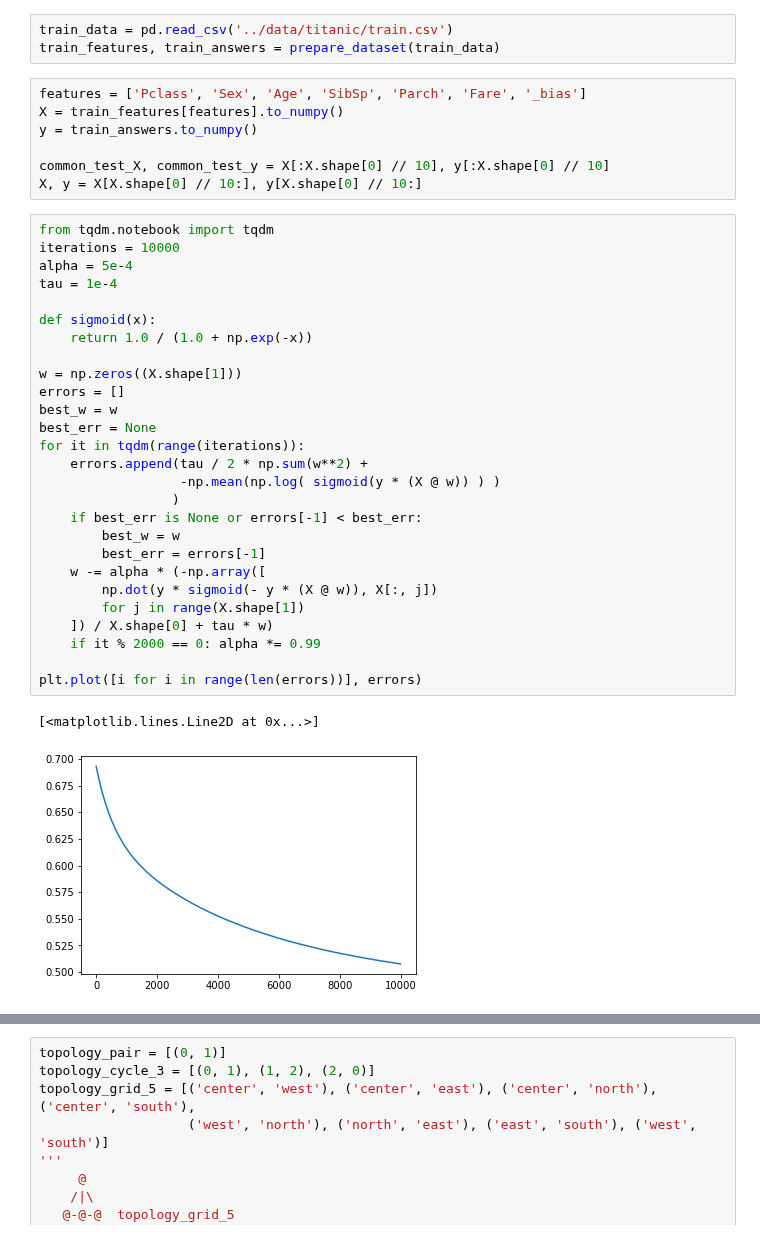
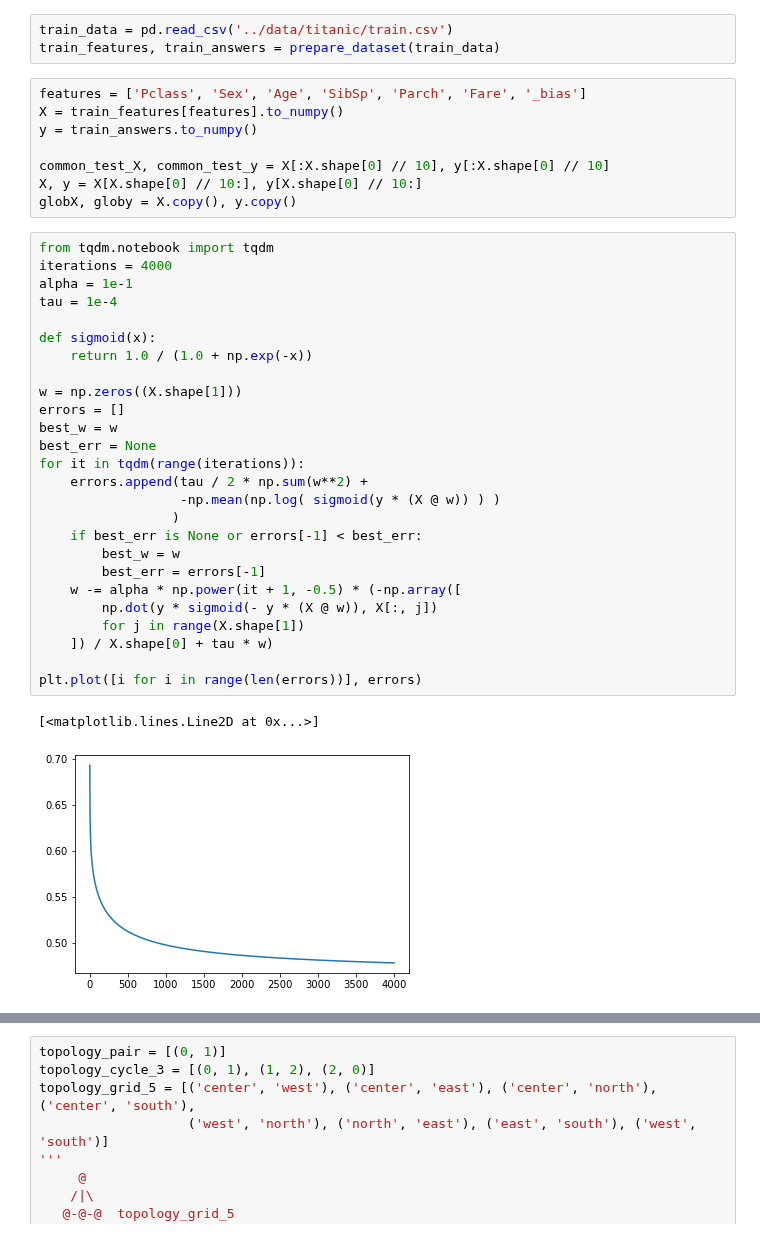
Before and after one commit to Malkovsky/distributed-learning, a Jupyter notebook: notebooks/Titanic Consensus GD test.ipynb, the cells around one changed output, grey strips where cells are left out. Drawn from its saved outputs; the diff is of its cells as text.

```diff
--- a/notebooks/Titanic Consensus GD test.ipynb
+++ b/notebooks/Titanic Consensus GD test.ipynb
@@ -32,36 +32,36 @@ y = train_answers.to_numpy()
 
 common_test_X, common_test_y = X[:X.shape[0] // 10], y[:X.shape[0] // 10]
 X, y = X[X.shape[0] // 10:], y[X.shape[0] // 10:]
+globX, globy = X.copy(), y.copy()
 # %%
 from tqdm.notebook import tqdm
-iterations = 10000
-alpha = 5e-4
+iterations = 4000
+alpha = 1e-1
 tau = 1e-4
 
 def sigmoid(x):
     return 1.0 / (1.0 + np.exp(-x))
 
 w = np.zeros((X.shape[1]))
 errors = []
 best_w = w
 best_err = None
 for it in tqdm(range(iterations)):
     errors.append(tau / 2 * np.sum(w**2) +
                   -np.mean(np.log( sigmoid(y * (X @ w)) ) )
                  )
     if best_err is None or errors[-1] < best_err:
         best_w = w
         best_err = errors[-1]
-    w -= alpha * (-np.array([
+    w -= alpha * np.power(it + 1, -0.5) * (-np.array([
         np.dot(y * sigmoid(- y * (X @ w)), X[:, j])
         for j in range(X.shape[1])
     ]) / X.shape[0] + tau * w)
-    if it % 2000 == 0: alpha *= 0.99
 
 plt.plot([i for i in range(len(errors))], errors)
 # %% [output]
 [<matplotlib.lines.Line2D at 0x...>]
-[figure, old version]
+[figure, new version]
 # %%
 print(best_err)
 pd.DataFrame({'feature': features, 'weight': best_w})
```
Also changed, not shown: parts of 15 cells of this notebook, 1 other file.
